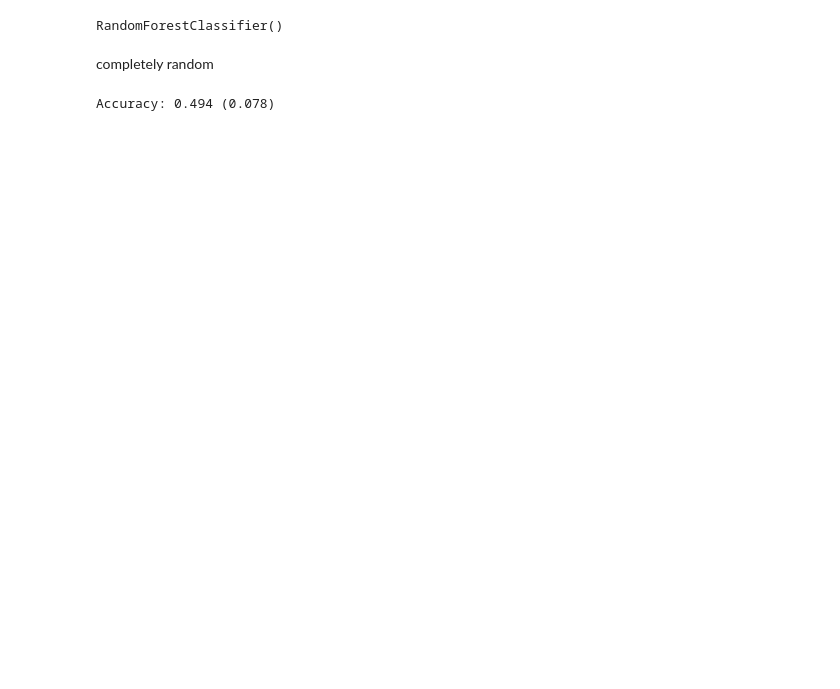
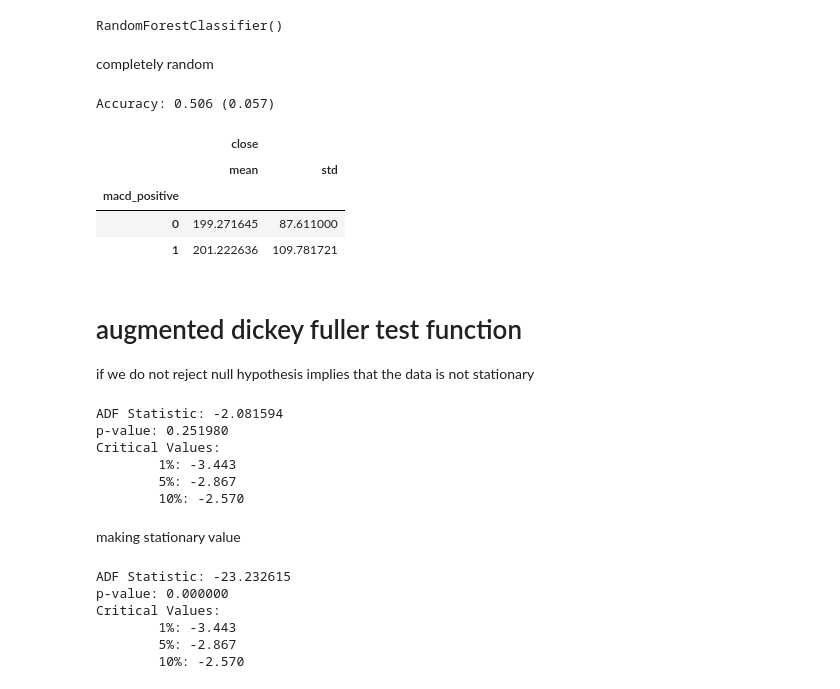
Before and after one commit to michaelortiz05/algotrader, a Jupyter notebook: Joshuas_MacD.ipynb, the cells around one changed output. Cells and saved outputs as stored; diff of their text form; code cells hidden in the pictures; blank space fills up the shorter version.

```diff
--- a/Joshuas_MacD.ipynb
+++ b/Joshuas_MacD.ipynb
@@ -481,11 +475,11 @@ RandomForestClassifier()
 completely random
 # %%
 cv = RepeatedStratifiedKFold(n_splits=10, n_repeats=3, random_state=1)
-n_scores = cross_val_score(random_forest_macd, df_mac_nona[['previous_day','macdhist']], df_mac_nona['higher_than_yesterday'], scoring='accuracy', cv=cv, n_jobs=-1, error_score='raise')
+n_scores = cross_val_score(random_forest_macd, df_mac_nona[['close','macdhist']], df_mac_nona['higher_than_yesterday'], scoring='accuracy', cv=cv, n_jobs=-1, error_score='raise')
 # report performance
 print('Accuracy: %.3f (%.3f)' % (np.mean(n_scores), np.std(n_scores)))
 # %% [output]
-Accuracy: 0.494 (0.078)
+Accuracy: 0.506 (0.057)
 # %%
 # let's build no model and just get the percentage of being above the certain shift forwards. Use difference between the
 # macd to use a velocity... maybe the faster the machhist the more likely the closing price will be maintain a trend.
@@ -491,0 +491,11 @@ Accuracy: 0.494 (0.078)
+# %%
+df_mac.groupby(by = ["macd_positive"]).agg({'close':['mean','std']})
+# %% [output]
+|  | close |  |
+|  | mean | std |
+| macd_positive |  |  |
+| 0 | 199.271645 | 87.611000 |
+| 1 | 201.222636 | 109.781721 |
+# %% [markdown]
+# augmented dickey fuller test function
+if we do not reject null hypothesis implies that the data is not stationary
@@ -491,0 +515,11 @@ Accuracy: 0.494 (0.078)
+# %%
+adf_test(df_mac['close'], True)
+# %% [output]
+ADF Statistic: -2.081594
+p-value: 0.251980
+Critical Values:
+        1%: -3.443
+        5%: -2.867
+        10%: -2.570
+# %% [markdown]
+making stationary value
@@ -491,0 +528,10 @@ Accuracy: 0.494 (0.078)
+# %%
+# retesting
+adf_test(df_mac['close_stationary'].dropna(), True)
+# %% [output]
+ADF Statistic: -23.232615
+p-value: 0.000000
+Critical Values:
+        1%: -3.443
+        5%: -2.867
+        10%: -2.570
```
Also changed, not shown: parts of 13 cells of this notebook.
